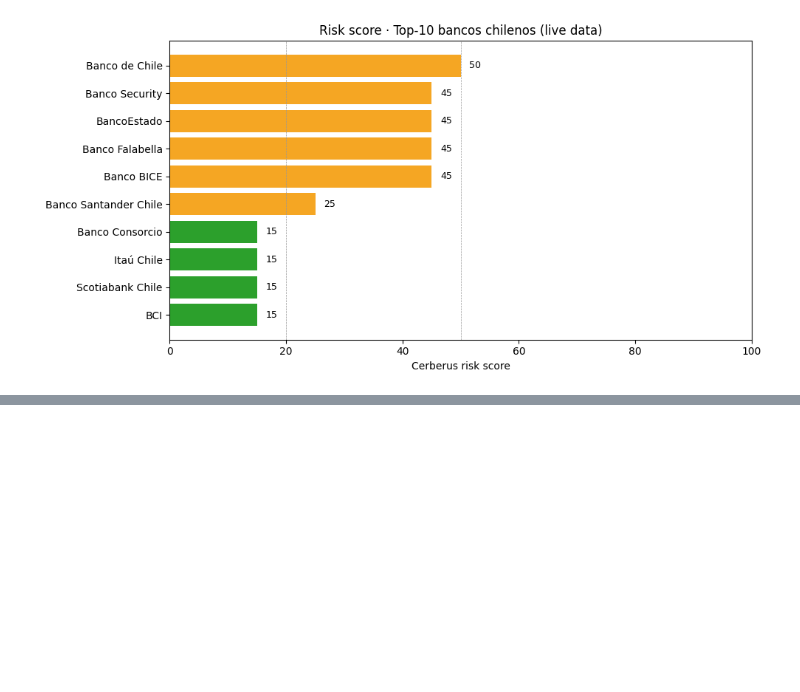
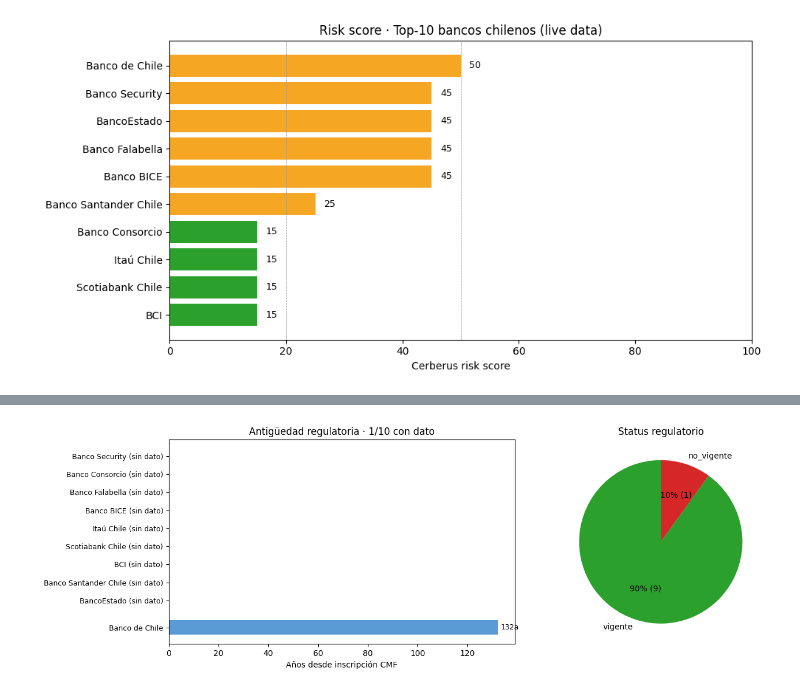
Before and after one commit to l0rdbarcsacs/cerberus-sdk-python, a Jupyter notebook: examples/notebooks/04-top10-bancos-chile.ipynb, the cells around one changed output, grey strips where cells are left out. Saved outputs shown, nothing was run; the diff lists cells and outputs as text; code cells hidden in the pictures; blank space fills up the shorter version.

```diff
--- a/examples/notebooks/04-top10-bancos-chile.ipynb
+++ b/examples/notebooks/04-top10-bancos-chile.ipynb
@@ -1095,0 +192,17 @@ notebook completo · todos los recursos cerrados via context managers
+# %%
+# Status snapshot
+status_summary = df["status"].value_counts()
+print("Distribución de status:")
+for s, n in status_summary.items():
+    print(f"  {s:15s}  {n}")
+
+print(f"\nBancos con status='no_vigente': "
+      f"{', '.join(df[df['status']=='no_vigente']['hint'].tolist()) or 'ninguno'}")
+
+print(f"\nCobertura inscription_date: "
+      f"{df['inscription_date'].notna().sum()}/10 ({df['inscription_date'].notna().mean()*100:.0f}%)")
+print(f"Cobertura cancellation_date: "
+      f"{df['cancellation_date'].notna().sum()}/10")
+print(f"\nBancos CON inscription_date:")
+for _, row in df[df["inscription_date"].notna()].iterrows():
+    print(f"  {row['hint']:25s}  {row['inscription_date'].date()}  ({row['age_years']:.0f} años)")
@@ -1095,0 +221,32 @@ notebook completo · todos los recursos cerrados via context managers
+# %%
+# Visualización: dos sub-paneles — antigüedad disponible + status
+fig, axes = plt.subplots(1, 2, figsize=(14, 4.5))
+
+# (a) Antigüedad — solo bancos con dato; los demás se muestran como gap
+df_age = df[df["age_years"].notna()].sort_values("age_years")
+df_gap = df[df["age_years"].isna()]
+y_pos = list(range(len(df_age))) + [len(df_age) + 0.5 + i for i in range(len(df_gap))]
+labels = list(df_age["hint"]) + [f"{h} (sin dato)" for h in df_gap["hint"]]
+values = list(df_age["age_years"]) + [0] * len(df_gap)
+colors = ["#5b9bd5"] * len(df_age) + ["#dddddd"] * len(df_gap)
+
+axes[0].barh(y_pos, values, color=colors)
+axes[0].set_yticks(y_pos)
+axes[0].set_yticklabels(labels, fontsize=9)
+for i, v in enumerate(df_age["age_years"]):
+    axes[0].text(v + 1, i, f"{v:.0f}a", va="center", fontsize=9)
+axes[0].set_xlabel("Años desde inscripción CMF")
+axes[0].set_title(f"Antigüedad regulatoria · {len(df_age)}/10 con dato")
+
+# (b) Status pie
+status_counts = df["status"].value_counts()
+status_colors = {"vigente": "#2ca02c", "no_vigente": "#d62728", "disuelta": "#999"}
+axes[1].pie(status_counts.values, labels=status_counts.index,
+            colors=[status_colors.get(s, "#bbb") for s in status_counts.index],
+            autopct=lambda p: f"{p:.0f}% ({int(p*sum(status_counts)/100)})",
+            startangle=90)
+axes[1].set_title("Status regulatorio")
+
+plt.tight_layout(); plt.show()
+# %% [output]
+[figure, added]
```
Also changed, not shown: parts of 105 cells of this notebook.
